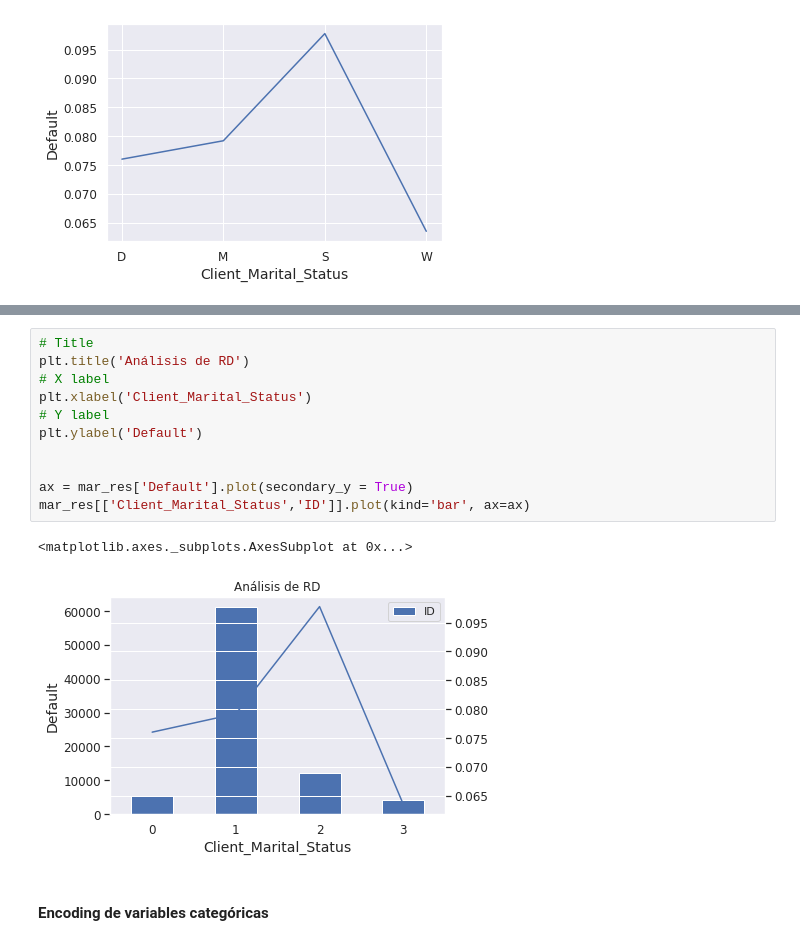
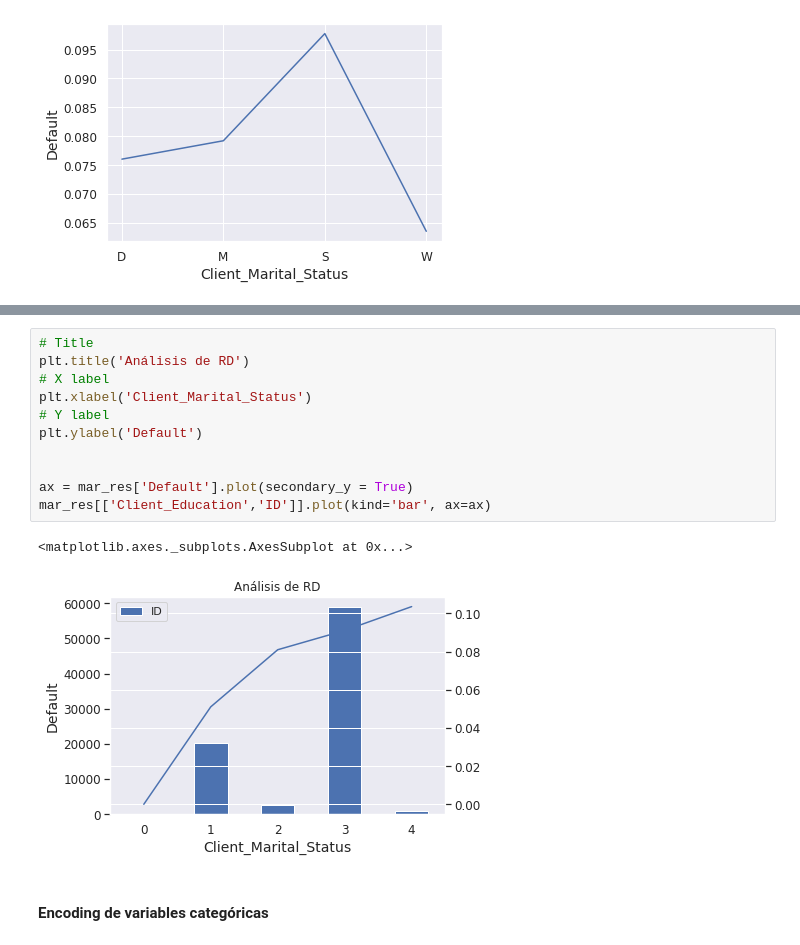
Before and after one commit to JCaballerot/Credit-Scoring, a Jupyter notebook: CreditScoring/Lab_Automobile_Loan_Default.ipynb, the cells around one changed output, grey strips where cells are left out. Cells and saved outputs as stored; diff of their text form.

```diff
--- a/CreditScoring/Lab_Automobile_Loan_Default.ipynb
+++ b/CreditScoring/Lab_Automobile_Loan_Default.ipynb
@@ -402,17 +402,17 @@ sns.lineplot(x = 'Client_Education', y = 'Default', data = mar_res)
 # %%
 # Title
 plt.title('Análisis de RD')
 # X label
 plt.xlabel('Client_Marital_Status')
 # Y label
 plt.ylabel('Default')
 
 
 ax = mar_res['Default'].plot(secondary_y = True)
-mar_res[['Client_Marital_Status','ID']].plot(kind='bar', ax=ax)
+mar_res[['Client_Education','ID']].plot(kind='bar', ax=ax)
 # %% [output]
 <matplotlib.axes._subplots.AxesSubplot at 0x...>
-[figure, old version]
+[figure, new version]
 # %% [markdown]
 #### Encoding de variables categóricas
 # %% [markdown]
```
Also changed, not shown: parts of 47 cells of this notebook.
